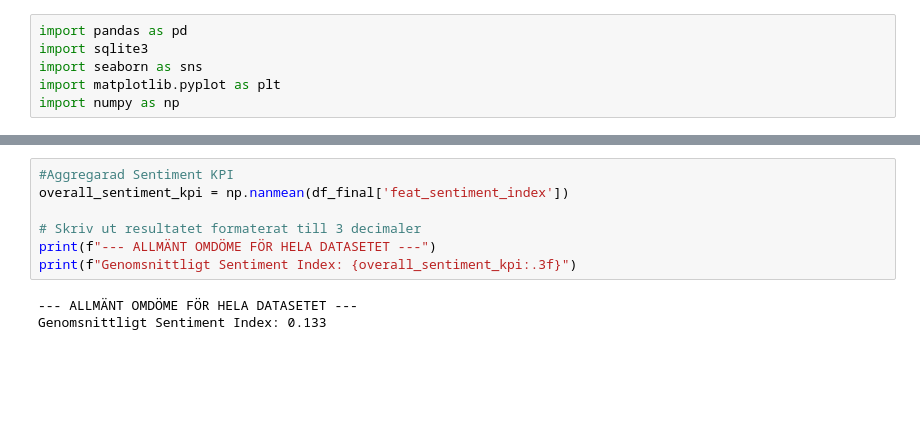
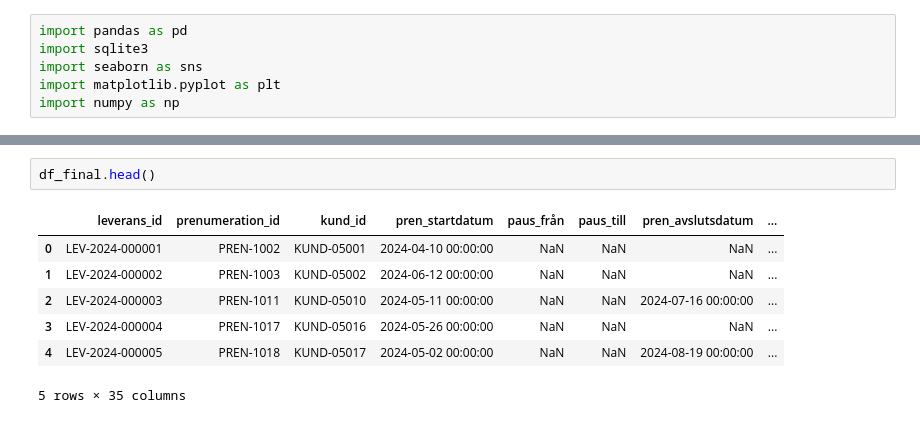
Before and after one commit to johanfinnrydberg-tech/data-uppgift-, a Jupyter notebook: KPI_matkassen.ipynb, the cells around one changed output, grey strips where cells are left out. Saved outputs shown, nothing was run; the diff lists cells and outputs as text; blank space fills up the shorter version.

```diff
--- a/KPI_matkassen.ipynb
+++ b/KPI_matkassen.ipynb
@@ -311,10 +13,10 @@ Name: omdome_langd, dtype: float64
-# %%
-#Aggregarad Sentiment KPI
-overall_sentiment_kpi = np.nanmean(df_final['feat_sentiment_index'])
-
-# Skriv ut resultatet formaterat till 3 decimaler
-print(f"--- ALLMÄNT OMDÖME FÖR HELA DATASETET ---")
-print(f"Genomsnittligt Sentiment Index: {overall_sentiment_kpi:.3f}")
-# %% [output]
---- ALLMÄNT OMDÖME FÖR HELA DATASETET ---
-Genomsnittligt Sentiment Index: 0.133
+# %%
+df_final.head()
+# %% [output]
+|  | leverans_id | prenumeration_id | kund_id | pren_startdatum | paus_från | paus_till | pren_avslutsdatum | ... |
+| 0 | LEV-2024-000001 | PREN-1002 | KUND-05001 | 2024-04-10 00:00:00 | NaN | NaN | NaN | ... |
+| 1 | LEV-2024-000002 | PREN-1003 | KUND-05002 | 2024-06-12 00:00:00 | NaN | NaN | NaN | ... |
+| 2 | LEV-2024-000003 | PREN-1011 | KUND-05010 | 2024-05-11 00:00:00 | NaN | NaN | 2024-07-16 00:00:00 | ... |
+| 3 | LEV-2024-000004 | PREN-1017 | KUND-05016 | 2024-05-26 00:00:00 | NaN | NaN | NaN | ... |
+| 4 | LEV-2024-000005 | PREN-1018 | KUND-05017 | 2024-05-02 00:00:00 | NaN | NaN | 2024-08-19 00:00:00 | ... |
+5 rows × 35 columns
```
Also changed, not shown: parts of 13 cells of this notebook, 3 other files.
